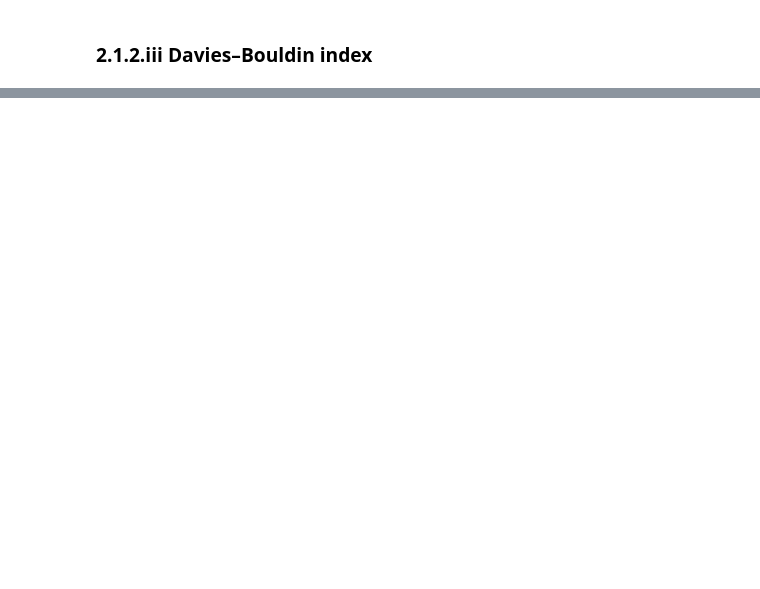
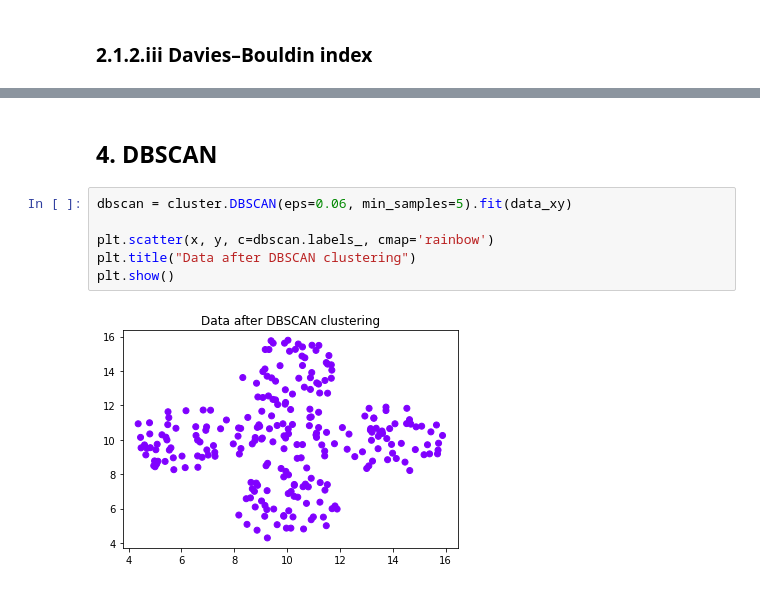
Before and after one commit to sandrrr/TP-Clustering, a Jupyter notebook: clustering.ipynb, the cells around one changed output, grey strips where cells are left out. Cells and saved outputs as stored; diff of their text form; blank space fills up the shorter version.

```diff
--- a/clustering.ipynb
+++ b/clustering.ipynb
@@ -95,0 +200,10 @@ time of execution : 0.10553383827209473
+# %% [markdown]
+## 4. DBSCAN
+# %%
+dbscan = cluster.DBSCAN(eps=0.06, min_samples=5).fit(data_xy)
+
+plt.scatter(x, y, c=dbscan.labels_, cmap='rainbow')
+plt.title("Data after DBSCAN clustering")
+plt.show()
+# %% [output]
+[figure, added]
```
Also changed, not shown: parts of 17 cells of this notebook.
